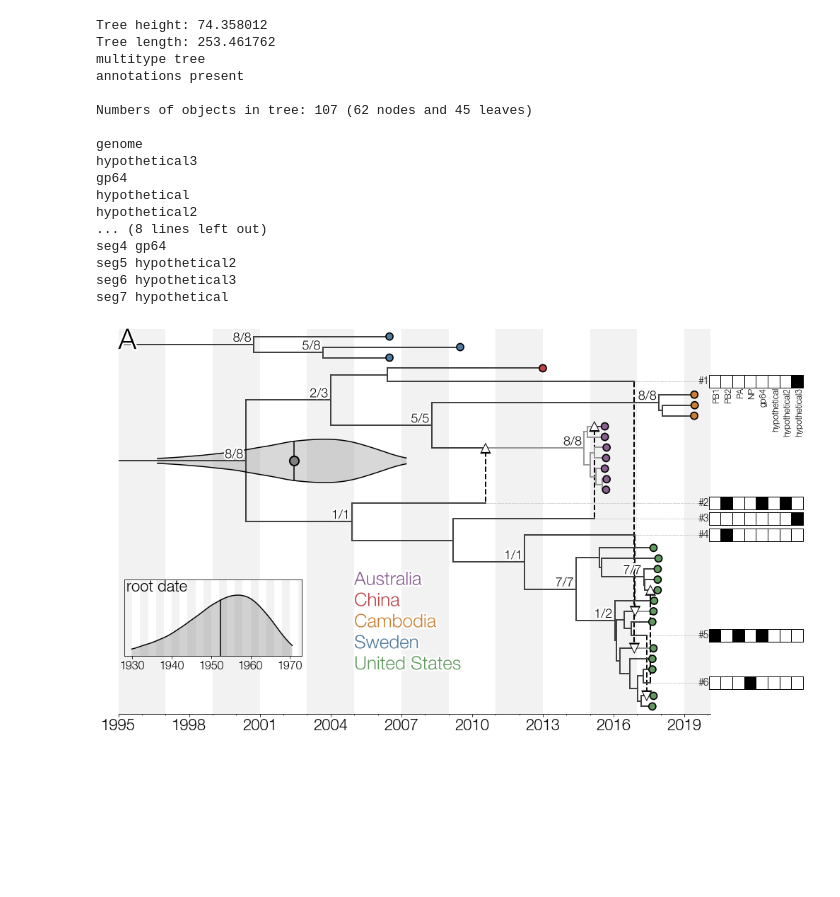
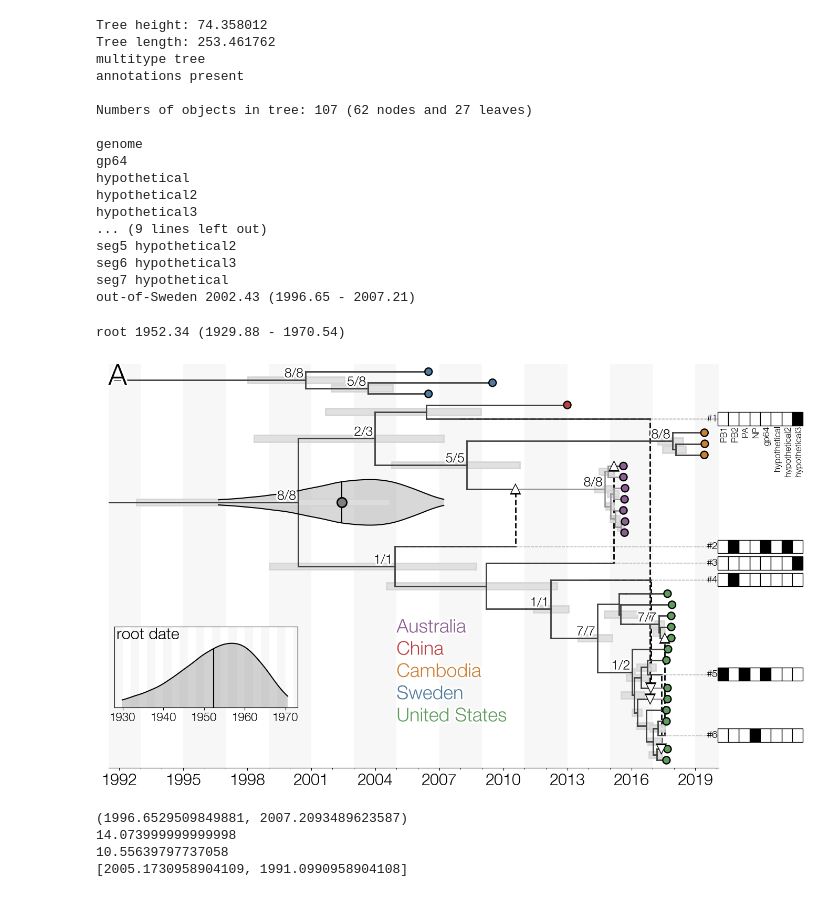
Before and after one commit to evogytis/orthomyxo-metagenomics, a Jupyter notebook: scripts/fig-1-tracking.ipynb, the cells around one changed output. Saved outputs shown, nothing was run; the diff lists cells and outputs as text; code cells hidden in the pictures; blank space fills up the shorter version.

```diff
--- a/scripts/fig-1-tracking.ipynb
+++ b/scripts/fig-1-tracking.ipynb
@@ -69,7 +114,8 @@ def plotNetwork(ax,ll):
 
     #######
     seg_trees={}
-    for seg in glob.glob(os.path.join('/Users/evogytis/Documents/manuscripts/wuhan6-phylodynamics/data/Fig1/*.mcc.tree')): ## iterate over segment embedding trees (MCC summaries of purely clonal individual segment trees)
+#     for seg in glob.glob(os.path.join('/Users/evogytis/Documents/manuscripts/wuhan6-phylodynamics/data/Fig1/*.mcc.tree')): ## iterate over segment embedding trees (MCC summaries of purely clonal individual segment trees)
+    for seg in glob.glob(os.path.join('/mnt/c/Users/evogytis/repos/orthomyxo-metagenomics/data/Fig1/*.mcc.tree')): ## iterate over segment embedding trees (MCC summaries of purely clonal individual segment trees)
 
         seg_name=os.path.basename(seg).split('.')[0]
         print(seg_name)
@@ -193,7 +239,9 @@ def plotNetwork(ax,ll):
         ax.scatter(x,k.target.y,s=size*2,marker=marker,facecolor='k',edgecolor='none',zorder=299)
 
     ########
-    for line in open('/Users/evogytis/Documents/manuscripts/wuhan6-phylodynamics/data/Fig1/genome.network.tmrcas.txt','r'): ## fetch TMRCA estimates
+#     for line in open('/Users/evogytis/Documents/manuscripts/wuhan6-phylodynamics/data/Fig1/genome.network.tmrcas.txt','r'): ## fetch TMRCA estimates
+    for line in open('/mnt/c/Users/evogytis/repos/orthomyxo-metagenomics/data/Fig1/genome.network.tmrcas.txt','r'): ## fetch TMRCA estimates
+
         l=line.strip('\n').split('\t')
         if l[0]=='state':
             header={x:i for i,x in enumerate(l)}
@@ -204,6 +252,8 @@ def plotNetwork(ax,ll):
                     tmrcas[x].append(float(l[header[x]]))
 
     focal_node=ll.commonAncestor([k for k in ll.getExternal(lambda w: w.is_leaf()) if 'SWE' not in k.name],strict=True) ## get common ancestor of non-Swedish samples
+
+#     data=spread_dates
     data=tmrcas['nonSwedish']
 
     kde=gaussian_kde(data) ## estimate KDE
@@ -221,6 +271,19 @@ def plotNetwork(ax,ll):
     ax.plot([mu,mu],[focal_node.y+kde(mu)*scale,focal_node.y-kde(mu)*scale],ls='-',color='k')
     ax.scatter(mu,focal_node.y,s=100,facecolor='grey',zorder=3)
     ax.scatter(mu,focal_node.y,s=200,facecolor='k',zorder=2)
+
+    mostRecent=max(ll.getParameter('absoluteTime'))
+
+    for k in ll.getInternal():
+        if 'height_95%_HPD' in k.traits and k!=ll.root and len(k.children)>1:
+#             print(k.leaves)
+            hpdlo,hpdhi=[mostRecent-height for height in k.traits['height_95%_HPD']]
+            h=0.6
+
+            ax.add_patch(plt.Rectangle((hpdlo,k.y-h/2),hpdhi-hpdlo,h,fc='#dddfdc',ec='lightgrey',lw=2,alpha=0.9,zorder=1))
+
+
+    print('out-of-Sweden %.2f (%.2f - %.2f)'%(mu,hpdLo,hpdHi))
 
     countries={'KHM': 'Cambodia', 'USA-CA': 'United States', 'SWE-Kristianstad': 'Sweden',
                'CHN': 'China', 'AUS': 'Australia'} ## decode countries for legend
@@ -240,7 +303,7 @@ def plotNetwork(ax,ll):
     ax.xaxis.set_minor_locator(mpl.ticker.MultipleLocator(1))
 
     ax.xaxis.set_major_locator(mpl.ticker.MultipleLocator(3))
-    [ax.axvspan(t,t+2,facecolor='k',edgecolor='none',alpha=0.05,zorder=0) for t in range(1955,2020,4)]
+    [ax.axvspan(t,t+2,facecolor='k',edgecolor='none',alpha=0.03,zorder=0) for t in range(1955,2020,4)]
 
     effects=[path_effects.Stroke(linewidth=5, foreground='w'),
                      path_effects.Stroke(linewidth=0.0, foreground='k')]
@@ -251,6 +314,8 @@ def plotNetwork(ax,ll):
 
     node=ll.root
     data=tmrcas['root'] ## get root TMRCA posterior
+#     data=root_dates
+
     kde=gaussian_kde(data)
     hpdLo,hpdHi=hpd(data,0.95)
     x_grid=np.linspace(hpdLo,hpdHi,100)
@@ -262,8 +327,10 @@ def plotNetwork(ax,ll):
     mu=np.mean(data)
     axins.plot([mu,mu],[0,kde(mu)],color='k')
 
+    print('root %.2f (%.2f - %.2f)'%(mu,hpdLo,hpdHi))
+
     axins.xaxis.set_major_locator(mpl.ticker.MultipleLocator(10))
-    [axins.axvspan(t,t+2,facecolor='k',edgecolor='none',alpha=0.05,zorder=0) for t in range(1920,2020,4)]
+    [axins.axvspan(t,t+2,facecolor='k',edgecolor='none',alpha=0.03,zorder=0) for t in range(1920,2020,4)]
 
     axins.set_yticks([])
     axins.set_yticklabels([])
@@ -273,42 +340,58 @@ def plotNetwork(ax,ll):
     axins.set_xlim(1928,1973)
     axins.set_ylim(0,0.05)
 
-    ax.set_xlim(1995,2020.1)
+    ax.set_xlim(1991.5,2020.1)
     ax.set_ylim(-0.2,ll.ySpan+0.2)
 
     return ax
 
 
 fig = plt.figure(figsize=(15, 10),facecolor='w')
 gs = GridSpec(1,1,wspace=0.01,hspace=0.1)
 
 ax=plt.subplot(gs[0],facecolor='w')
 
-ll=bt.loadNexus('/Users/evogytis/Documents/manuscripts/wuhan6-phylodynamics/data/Fig1/genome.network.combined.mcc.tree')
+# ll=bt.loadNexus('/Users/evogytis/Documents/manuscripts/wuhan6-phylodynamics/data/Fig1/genome.network.combined.mcc.tree')
+ll=bt.loadNexus('/mnt/c/Users/evogytis/repos/orthomyxo-metagenomics/data/Fig1/genome.network.combined.mcc.tree')
+
 ll.treeStats()
 
 plotNetwork(ax,ll)
 
 plt.show()
 # %% [output]
 Tree height: 74.358012
 Tree length: 253.461762
 multitype tree
 annotations present
 
-Numbers of objects in tree: 107 (62 nodes and 45 leaves)
+Numbers of objects in tree: 107 (62 nodes and 27 leaves)
 
 genome
-hypothetical3
 gp64
 hypothetical
 hypothetical2
-... (8 lines left out)
-seg4 gp64
+hypothetical3
+... (9 lines left out)
 seg5 hypothetical2
 seg6 hypothetical3
 seg7 hypothetical
+out-of-Sweden 2002.43 (1996.65 - 2007.21)
+root 1952.34 (1929.88 - 1970.54)
-[figure, old version]
+[figure, new version]
+# %%
+h=[14.268,28.342]
+mr=bt.decimalDate('2019-06-11')
+
+print(hpd(spread_dates,0.95))
+print(28.342-14.268)
+print(2007.2093489623587-1996.6529509849881)
+print([mr-i for i in h])
+# %% [output]
+(1996.6529509849881, 2007.2093489623587)
+14.073999999999998
+10.55639797737058
+[2005.1730958904109, 1991.0990958904108]
 # %%
 def polar_transform(ax,tree,circStart=0.0,circFrac=1.0,inwardSpace=0.0,precision=20):
     """
```
Also changed, not shown: parts of 8 cells of this notebook, 4 other files.
